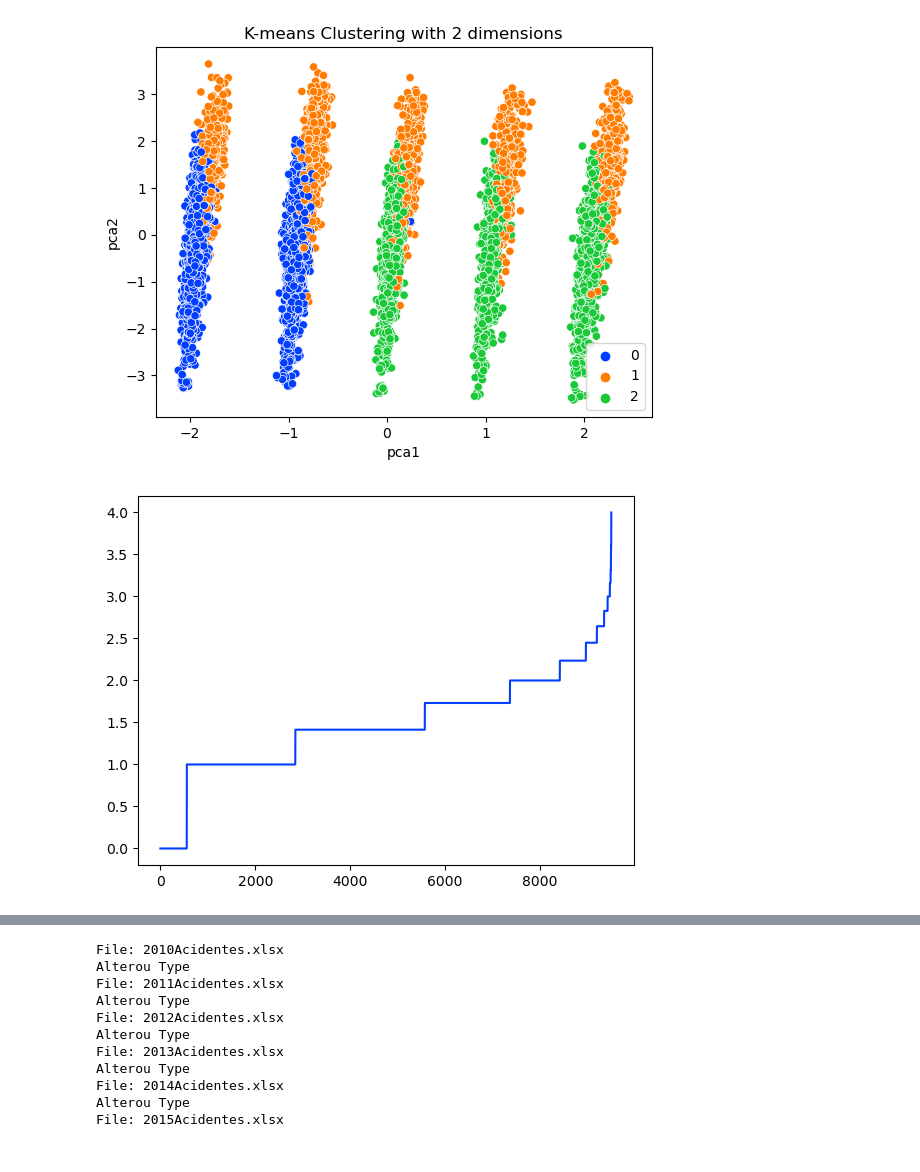
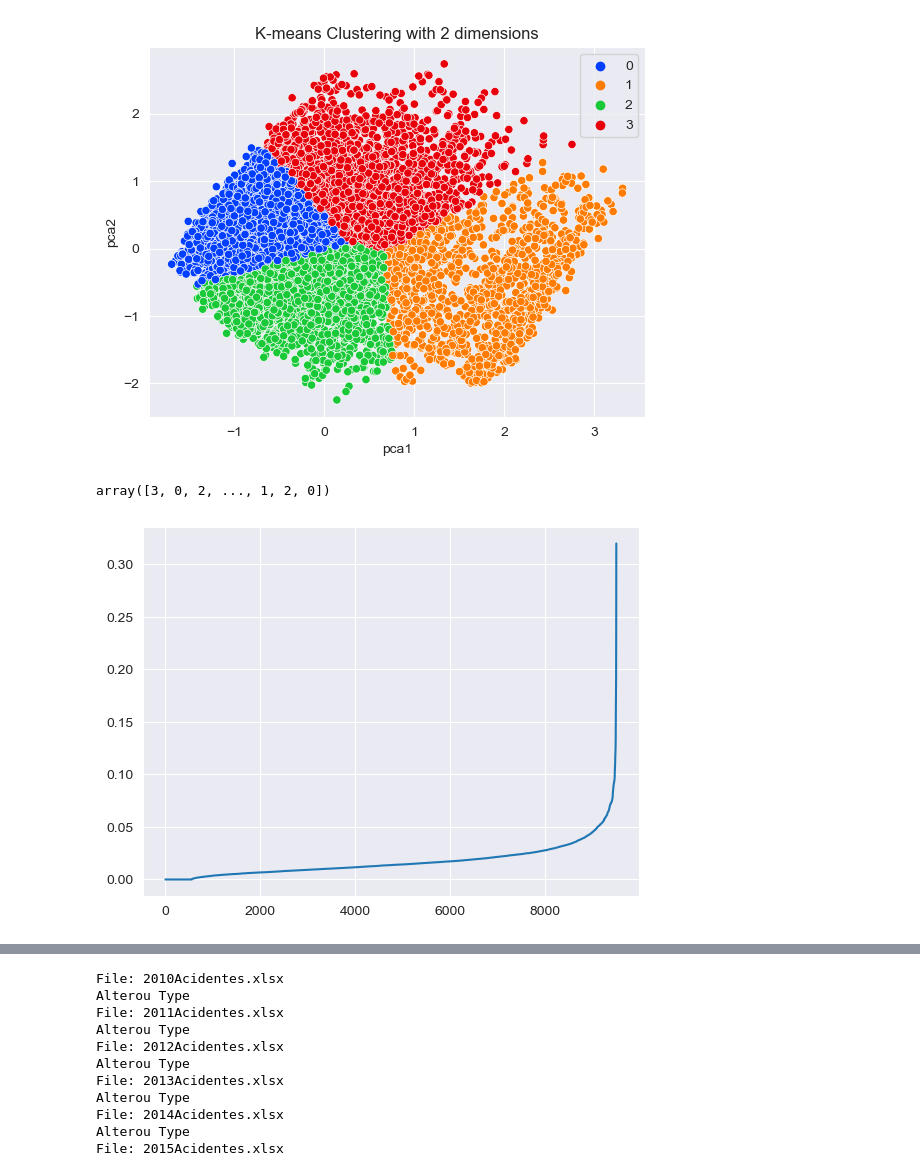
Before and after one commit to dfmce-iscte/ProjetoIAA, a Jupyter notebook: projeto_cosme.ipynb, the cells around one changed output, grey strips where cells are left out. Cells and saved outputs as stored; diff of their text form; code cells hidden in the pictures.

Commit message:
PCA antes do Clustering

```diff
--- a/projeto_cosme.ipynb
+++ b/projeto_cosme.ipynb
@@ -547,9 +547,23 @@ def converter_para_numerico(df_converter):
         df_converter[column] = le.transform(df_converter[column])
     return df_converter
 
+def dummies(df_dummies):
+    df_dummies=remove_df_unnamed(df_dummies)
+    lista=[]
+    for column in df_dummies.columns:
+        lista.append(column)
+   # print(lista)
+    df_dummies=pd.get_dummies(df_dummies, columns=lista)
+    return df_dummies
+
+
 
 def metodo_do_cotovelo_kmeans(df_kmeans):
-    df_kmeans = converter_para_numerico(df_kmeans)
+    # df_kmeans = converter_para_numerico(df_kmeans)
+    df_kmeans = dummies(df_kmeans)
+    pca_num_components = 2
+    reduced_data = PCA(n_components=pca_num_components).fit_transform(df_kmeans)
+    df_kmeans = pd.DataFrame(reduced_data,columns=['pca1','pca2'])
     inertias = []
     for i in range(1,11):
         kmeans = KMeans(n_clusters=i)
@@ -563,19 +577,24 @@ def metodo_do_cotovelo_kmeans(df_kmeans):
     return df_kmeans
 
 def kmeans_scatterplot(df_kmeans, num_clusters):
-    df_kmeans = remove_df_unnamed(df_kmeans)
+    # df_kmeans = remove_df_unnamed(df_kmeans)
     kmeans = KMeans(n_clusters=num_clusters, init="k-means++",n_init=10,tol=1e-04, random_state=42)
     clusters = kmeans.fit_predict(df_kmeans)
-    pca_num_components = 2
-    reduced_data = PCA(n_components=pca_num_components).fit_transform(df_kmeans)
-    results = pd.DataFrame(reduced_data,columns=['pca1','pca2'])
-    sns.scatterplot(x="pca1", y="pca2", hue=clusters, data=results,palette="bright")
+    # pca_num_components = 2
+    # reduced_data = PCA(n_components=pca_num_components).fit_transform(df_kmeans)
+    # results = pd.DataFrame(reduced_data,columns=['pca1','pca2'])
+    # sns.scatterplot(x="pca1", y="pca2", hue=clusters, data=results,palette="bright")
+    sns.scatterplot(x="pca1", y="pca2", hue=clusters, data=df_kmeans,palette="bright")
     plt.title('K-means Clustering with 2 dimensions')
     plt.show()
     return clusters
 
 def plot_epsilon_graph(df_dbscan,n):
-    df_dbscan = converter_para_numerico(df_dbscan)
+    # df_dbscan = converter_para_numerico(df_dbscan)
+    df_dbscan = dummies(df_dbscan)
+    pca_num_components = 2
+    reduced_data = PCA(n_components=pca_num_components).fit_transform(df_dbscan)
+    df_dbscan = pd.DataFrame(reduced_data,columns=['pca1','pca2'])
     neigh = NearestNeighbors(n_neighbors=n)
     nbrs = neigh.fit(df_dbscan)
     distances, indices = nbrs.kneighbors(df_dbscan)
@@ -592,10 +611,11 @@ def dbscan_clustering(df_dbscan,n,eps):
 
     print("Estimated number of clusters: %d" % n_clusters_)
     print("Estimated number of noise points: %d" % n_noise_)
-    pca_num_components = 2
-    reduced_data = PCA(n_components=pca_num_components).fit_transform(df_dbscan)
-    results = pd.DataFrame(reduced_data,columns=['pca1','pca2'])
-    sns.scatterplot(x="pca1", y="pca2", hue=labels, data=results,palette="bright")
+    # pca_num_components = 2
+    # reduced_data = PCA(n_components=pca_num_components).fit_transform(df_dbscan)
+    # results = pd.DataFrame(reduced_data,columns=['pca1','pca2'])
+    # sns.scatterplot(x="pca1", y="pca2", hue=labels, data=results,palette="bright")
+    sns.scatterplot(x="pca1", y="pca2", hue=labels, data=df_dbscan,palette="bright")
     plt.title('DBSCAN Clustering with 2 dimensions')
     plt.show()
     return labels
@@ -616,7 +652,11 @@ res = metodo_do_cotovelo_kmeans(df)
 # %%
-res_clusters_1 = kmeans_scatterplot(res,3)
+res_clusters_1 = kmeans_scatterplot(res,4)
 # %% [output]
-[figure, old version]
+[figure, new version]
+# %%
+res_clusters_1
+# %% [output]
+array([3, 0, 2, ..., 1, 2, 0])
 # %%
 add_cluster_column_to_df(res,res_clusters_1,'kmeans (k=4)').to_excel('clusters.xlsx')
 # %%
@@ -624,4 +664,4 @@ df_cluster = open_sheet('rem_features_transformado_10000_sample.xlsx')
 # %%
 df_1 = plot_epsilon_graph(df_cluster,100)
 # %% [output]
-[figure, old version]
+[figure, new version]
```
Also changed, not shown: parts of 5 cells of this notebook, 1 other file.
